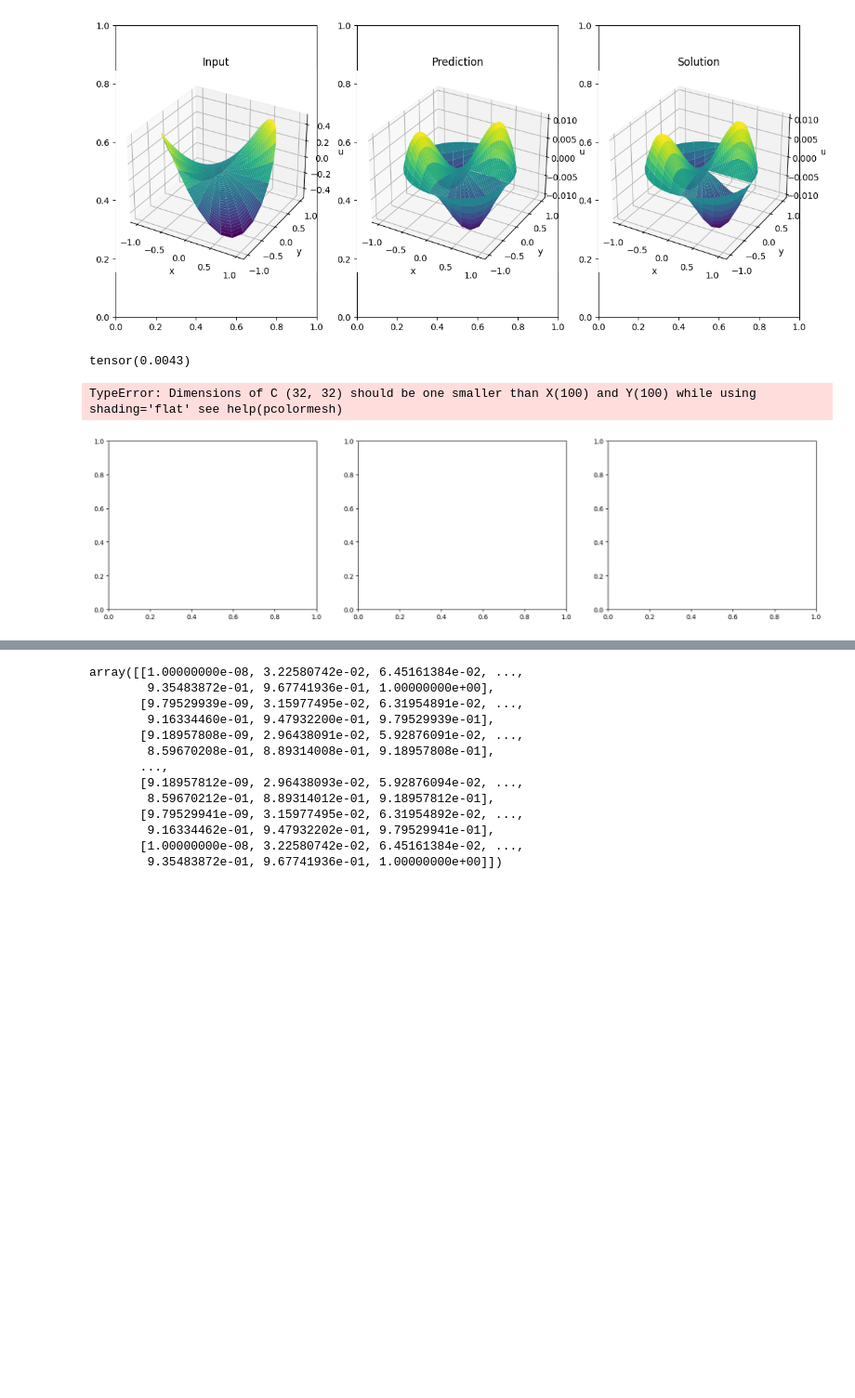
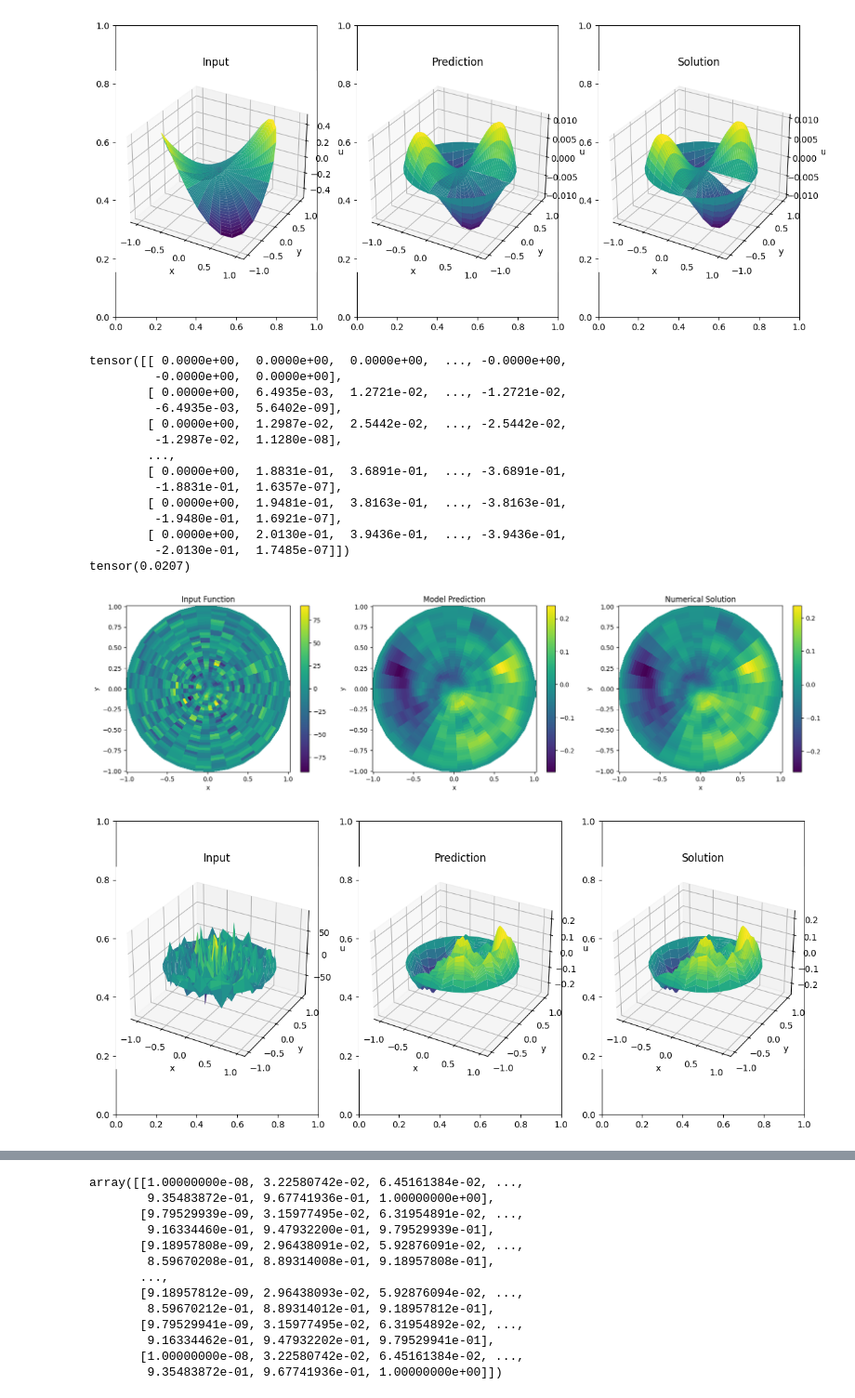
Before and after one commit to frasermartinx/MScProject, a Jupyter notebook: code/plot_visualizer.ipynb, the cells around one changed output, grey strips where cells are left out. Shown at 93% size. Saved outputs shown, nothing was run; the diff lists cells and outputs as text; code cells hidden in the pictures; blank space fills up the shorter version.

```diff
--- a/code/plot_visualizer.ipynb
+++ b/code/plot_visualizer.ipynb
@@ -302,27 +302,40 @@ torch.Size([1, 1, 32, 32])
 # %%
 #prediction time
 i = np.random.randint(0,100)
-j = np.random.randint(0,100)
 sample = test_loader.dataset[i][0].unsqueeze(0).to(device)
+print(sample[0,2,:,:])
 solution_scaled = test_loader.dataset[i][1].unsqueeze(0)
 solution = output_encoder.inverse_transform(solution_scaled).to(device)
 
 #preprocessing
 out = [model_list[i](sample) for i in range(M)]
 out = [torch.tensor(output_encoder.inverse_transform(out[i].detach().cpu())).to(device) for i in range(M)]
 
 #var on model scale
 mu_seen = torch.mean(torch.stack([out[i] for i in range(M)]),dim=0).to(device)
 var_seen = (torch.mean(torch.stack([torch.square(out[i] - mu_seen) for i in range(M)],dim=0), dim = 0))
 
 
 print(train_loss(mu_seen,solution))
 
 
 
 plotter(input_encoder.inverse_transform(test_loader.dataset[i][0].unsqueeze(0))[0,0,:,:],mu_seen[0,0,:,:], solution[0,0,:,:], r_range, theta_range)
 plotter_3D(input_encoder.inverse_transform(test_loader.dataset[i][0].unsqueeze(0))[0,0,:,:],mu_seen[0,0,:,:], solution[0,0,:,:], r_range, theta_range)
 # %% [output]
-tensor(0.0043)
+tensor([[ 0.0000e+00,  0.0000e+00,  0.0000e+00,  ..., -0.0000e+00,
+         -0.0000e+00,  0.0000e+00],
+        [ 0.0000e+00,  6.4935e-03,  1.2721e-02,  ..., -1.2721e-02,
+         -6.4935e-03,  5.6402e-09],
+        [ 0.0000e+00,  1.2987e-02,  2.5442e-02,  ..., -2.5442e-02,
+         -1.2987e-02,  1.1280e-08],
+        ...,
+        [ 0.0000e+00,  1.8831e-01,  3.6891e-01,  ..., -3.6891e-01,
+         -1.8831e-01,  1.6357e-07],
+        [ 0.0000e+00,  1.9481e-01,  3.8163e-01,  ..., -3.8163e-01,
+         -1.9480e-01,  1.6921e-07],
+        [ 0.0000e+00,  2.0130e-01,  3.9436e-01,  ..., -3.9436e-01,
+         -2.0130e-01,  1.7485e-07]])
+tensor(0.0207)
-TypeError: Dimensions of C (32, 32) should be one smaller than X(100) and Y(100) while using shading='flat' see help(pcolormesh)
-[figure, old version]
+[figure, new version]
+[figure, added]
```
Also changed, not shown: parts of 2 cells of this notebook.
